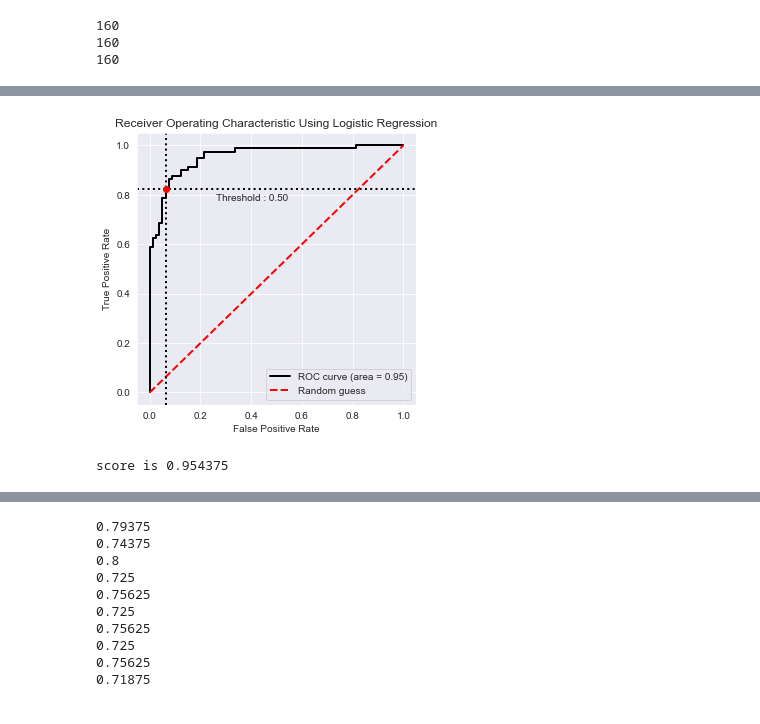
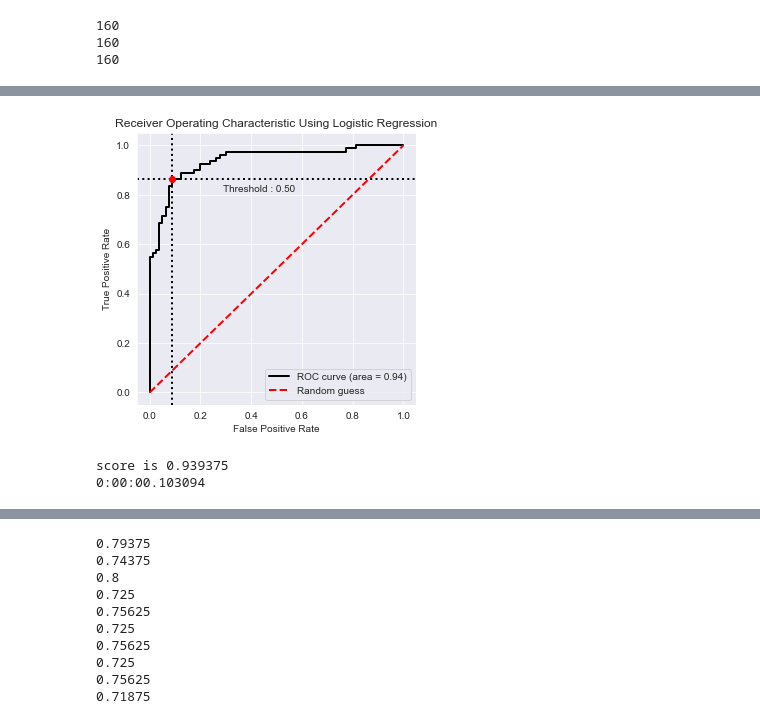
Before and after one commit to XiaoqiW09/M2R, a Jupyter notebook: Alcoholic EEG.ipynb, the cells around one changed output, grey strips where cells are left out. Drawn from its saved outputs; the diff is of its cells as text; code cells hidden in the pictures.

```diff
--- a/Alcoholic EEG.ipynb
+++ b/Alcoholic EEG.ipynb
@@ -199,4 +207,0 @@ print(end-start)
-# %%
-clf = TimeSeriesSVC(C=1.0, kernel="gak", n_jobs=10)
-clf.fit(s1_X_train, s1_y_train)
-print(clf.score(t1_X_test, t1_y_test))
@@ -204,0 +222,18 @@ print(clf.score(t1_X_test, t1_y_test))
+# %%
+start = datetime.datetime.now()
+
+loaded_model = joblib.load(open('ts_svc_1.pkl', 'rb'))
+y_pred_proba = loaded_model.predict_proba(t1_X_test)[:,1]
+y_pred = loaded_model.predict(t1_X_test)
+bc = BinaryClassification(t1_y_test, y_pred_proba, labels=["Class 0", "Class 1"])
+
+# Figures
+plt.figure(figsize=(5,5))
+bc.plot_roc_curve()
+plt.title("Receiver Operating Characteristic Using Logistic Regression")
+plt.show()
+score = roc_auc_score(t1_y_test, y_pred_proba)
+
+end = datetime.datetime.now()
+print(score)
+print(end-start)
@@ -205,3 +244,5 @@ print(clf.score(t1_X_test, t1_y_test))
 # %%
-s1_sig_train = sig.sig(s1_X_train, 2)
-s1_sig_test = sig.sig(t1_X_test, 2)
+s1_sig_train_unscaled = sig.sig(s1_X_train, 2)
+s1_sig_test_unscaled = sig.sig(t1_X_test, 2)
+s1_sig_train = scaler.fit_transform(s1_sig_train_unscaled)
+s1_sig_test = scaler.fit_transform(s1_sig_test_unscaled)
@@ -208,17 +258,22 @@ s1_sig_test = sig.sig(t1_X_test, 2)
 # %%
-clf = LogisticRegression()
-clf.fit(s1_sig_train, s1_y_train)
-y_pred_proba = clf.predict_proba(s1_sig_test)[:,1]
-y_pred = clf.predict(s1_sig_test)
+start = datetime.datetime.now()
 
+loaded_model = joblib.load(open('lr_1.pkl', 'rb'))
+y_pred_proba = loaded_model.predict_proba(s1_sig_test)[:, 1]
+y_pred = loaded_model.predict(s1_sig_test)
 bc = BinaryClassification(t1_y_test, y_pred_proba, labels=["Class 0", "Class 1"])
+
 # Figures
 plt.figure(figsize=(5,5))
 bc.plot_roc_curve()
 plt.title("Receiver Operating Characteristic Using Logistic Regression")
 plt.show()
 score = roc_auc_score(t1_y_test, y_pred_proba)
+
+end = datetime.datetime.now()
 print("score is " + str(score))
+print(end-start)
 # %% [output]
-[figure, old version]
+[figure, new version]
-score is 0.954375
+score is 0.939375
+0:00:00.103094
```
Also changed, not shown: parts of 8 cells of this notebook, 3 other files.
